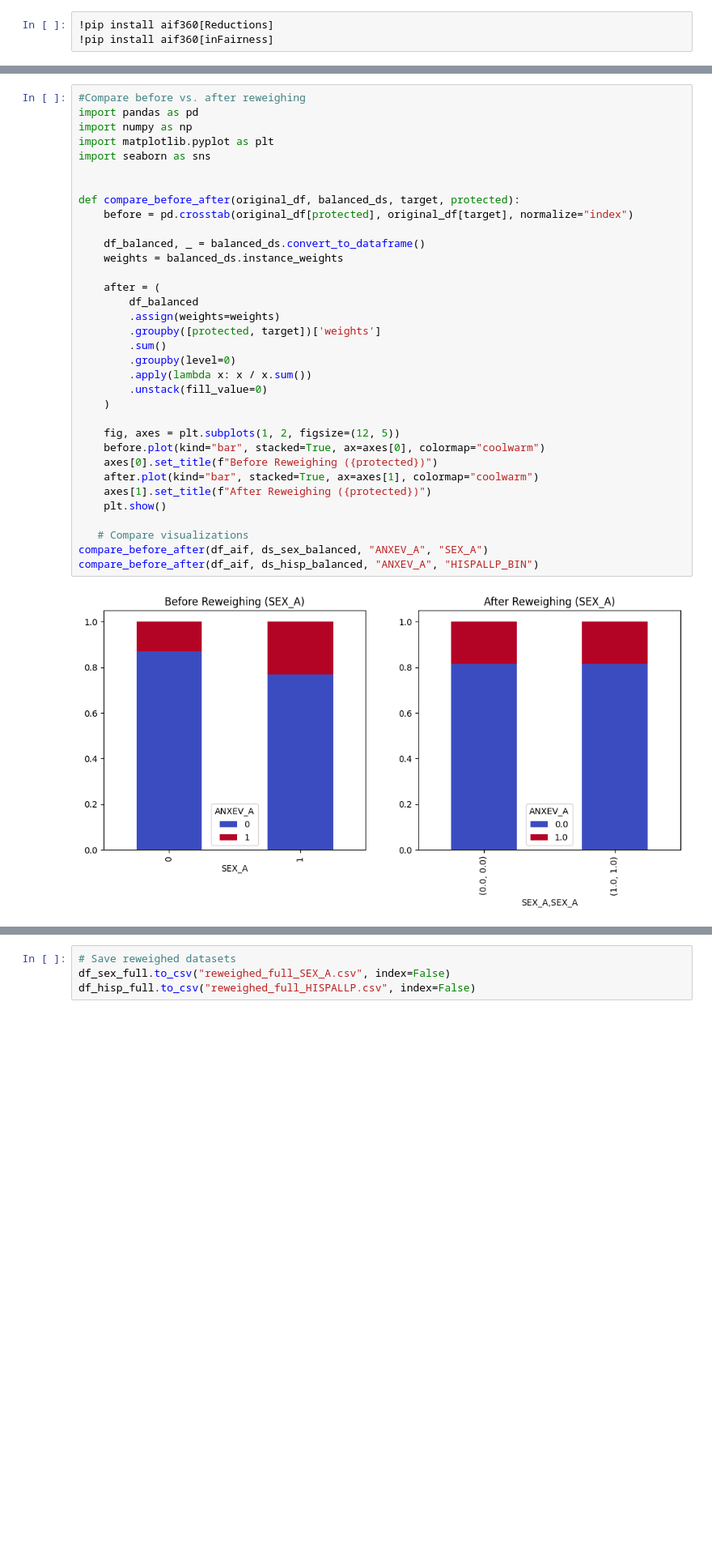
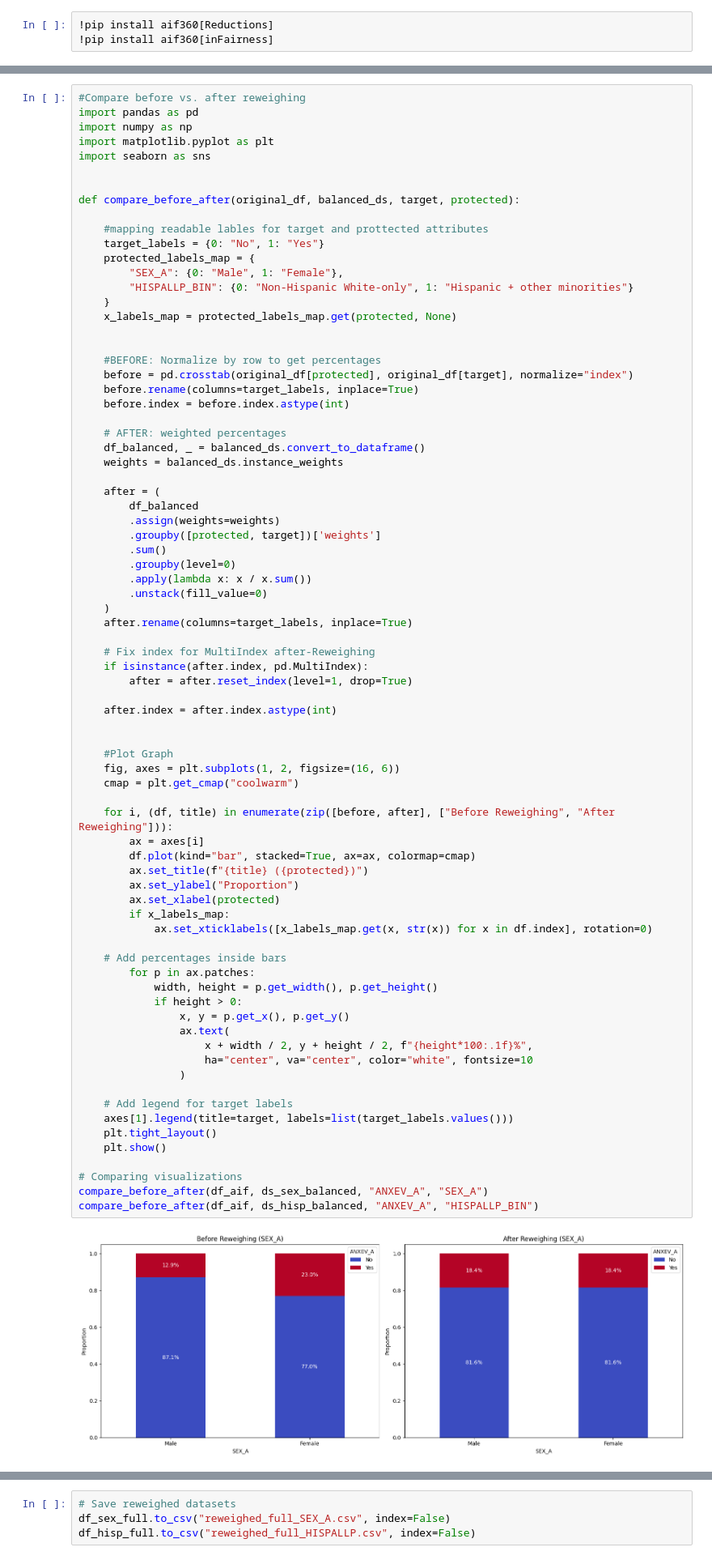
Before and after one commit to marcellypedra/Msc_Applied_Project, a Jupyter notebook: PreProcessing.ipynb, the cells around one changed output, grey strips where cells are left out. Shown at 81% size. Drawn from its saved outputs; the diff is of its cells as text; blank space fills up the shorter version.

```diff
--- a/PreProcessing.ipynb
+++ b/PreProcessing.ipynb
@@ -197,36 +282,79 @@ print(df_hisp_balanced.head())
 # %%
 #Compare before vs. after reweighing
 import pandas as pd
 import numpy as np
 import matplotlib.pyplot as plt
 import seaborn as sns
 
 
 def compare_before_after(original_df, balanced_ds, target, protected):
+
+    #mapping readable lables for target and prottected attributes
+    target_labels = {0: "No", 1: "Yes"}
+    protected_labels_map = {
+        "SEX_A": {0: "Male", 1: "Female"},
+        "HISPALLP_BIN": {0: "Non-Hispanic White-only", 1: "Hispanic + other minorities"}
+    }
+    x_labels_map = protected_labels_map.get(protected, None)
+
+
+    #BEFORE: Normalize by row to get percentages
     before = pd.crosstab(original_df[protected], original_df[target], normalize="index")
+    before.rename(columns=target_labels, inplace=True)
+    before.index = before.index.astype(int)
 
+    # AFTER: weighted percentages
     df_balanced, _ = balanced_ds.convert_to_dataframe()
     weights = balanced_ds.instance_weights
 
     after = (
         df_balanced
         .assign(weights=weights)
         .groupby([protected, target])['weights']
         .sum()
         .groupby(level=0)
         .apply(lambda x: x / x.sum())
         .unstack(fill_value=0)
     )
+    after.rename(columns=target_labels, inplace=True)
 
-    fig, axes = plt.subplots(1, 2, figsize=(12, 5))
-    before.plot(kind="bar", stacked=True, ax=axes[0], colormap="coolwarm")
-    axes[0].set_title(f"Before Reweighing ({protected})")
-    after.plot(kind="bar", stacked=True, ax=axes[1], colormap="coolwarm")
-    axes[1].set_title(f"After Reweighing ({protected})")
+    # Fix index for MultiIndex after-Reweighing
+    if isinstance(after.index, pd.MultiIndex):
+        after = after.reset_index(level=1, drop=True)
+
+    after.index = after.index.astype(int)
+
+
+    #Plot Graph
+    fig, axes = plt.subplots(1, 2, figsize=(16, 6))
+    cmap = plt.get_cmap("coolwarm")
+
+    for i, (df, title) in enumerate(zip([before, after], ["Before Reweighing", "After Reweighing"])):
+        ax = axes[i]
+        df.plot(kind="bar", stacked=True, ax=ax, colormap=cmap)
+        ax.set_title(f"{title} ({protected})")
+        ax.set_ylabel("Proportion")
+        ax.set_xlabel(protected)
+        if x_labels_map:
+            ax.set_xticklabels([x_labels_map.get(x, str(x)) for x in df.index], rotation=0)
+
+    # Add percentages inside bars
+        for p in ax.patches:
+            width, height = p.get_width(), p.get_height()
+            if height > 0:
+                x, y = p.get_x(), p.get_y()
+                ax.text(
+                    x + width / 2, y + height / 2, f"{height*100:.1f}%",
+                    ha="center", va="center", color="white", fontsize=10
+                )
+
+    # Add legend for target labels
+    axes[1].legend(title=target, labels=list(target_labels.values()))
+    plt.tight_layout()
     plt.show()
 
-   # Compare visualizations
+# Comparing visualizations
 compare_before_after(df_aif, ds_sex_balanced, "ANXEV_A", "SEX_A")
 compare_before_after(df_aif, ds_hisp_balanced, "ANXEV_A", "HISPALLP_BIN")
 # %% [output]
-[figure, old version]
+[figure, new version]
```
Also changed, not shown: parts of 16 cells of this notebook, 1 other file.
